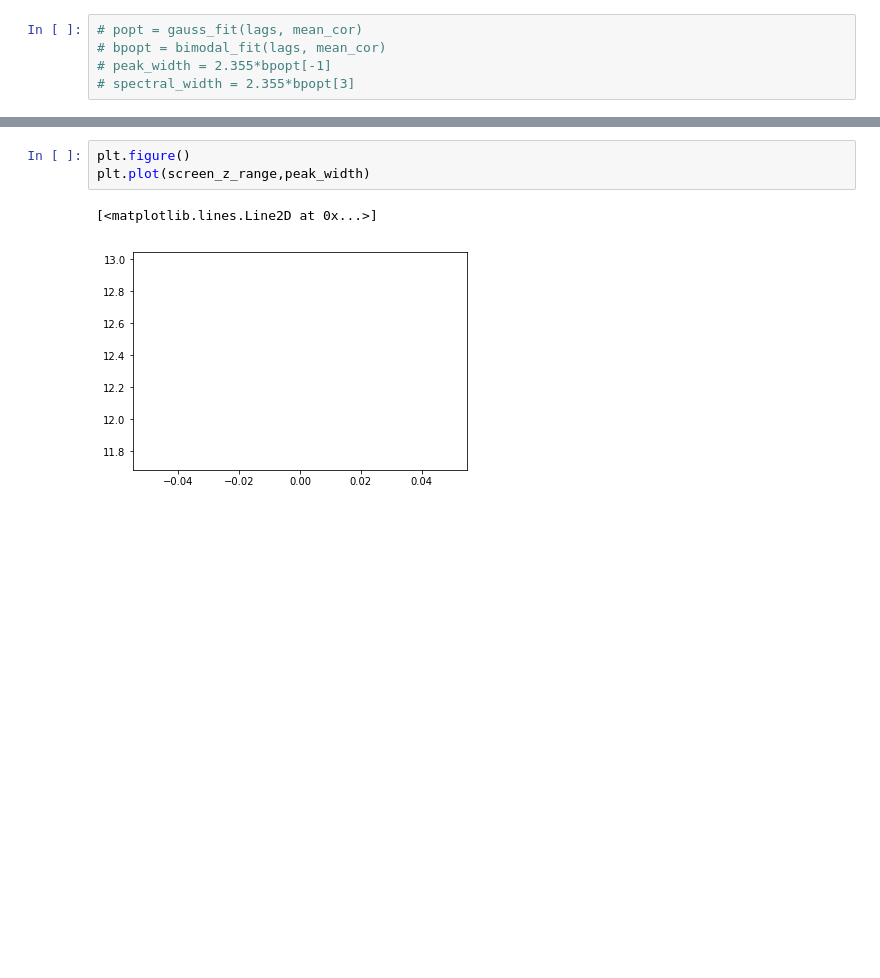
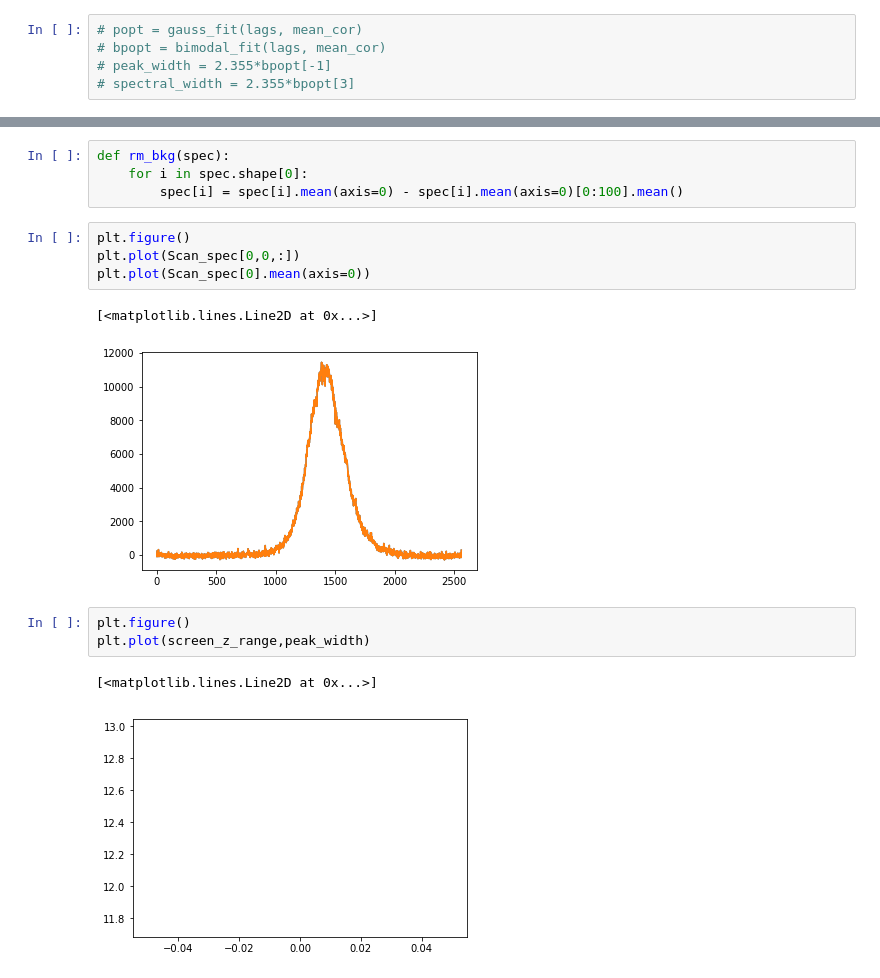
Before and after one commit to arrellc/PhotonDiagControl, a Jupyter notebook: Beamline/PSSS_auto_corr_focus.ipynb, the cells around one changed output, grey strips where cells are left out. Cells and saved outputs as stored; diff of their text form; blank space fills up the shorter version.

```diff
--- a/Beamline/PSSS_auto_corr_focus.ipynb
+++ b/Beamline/PSSS_auto_corr_focus.ipynb
@@ -169,3 +183,14 @@ plt.legend()
+# %%
+def rm_bkg(spec):
+    for i in spec.shape[0]:
+        spec[i] = spec[i].mean(axis=0) - spec[i].mean(axis=0)[0:100].mean()
+# %%
+plt.figure()
+plt.plot(Scan_spec[0,0,:])
+plt.plot(Scan_spec[0].mean(axis=0))
+# %% [output]
+[<matplotlib.lines.Line2D at 0x...>]
+[figure, added]
 # %%
 plt.figure()
 plt.plot(screen_z_range,peak_width)
```
Also changed, not shown: parts of 5 cells of this notebook, 18 other files.
